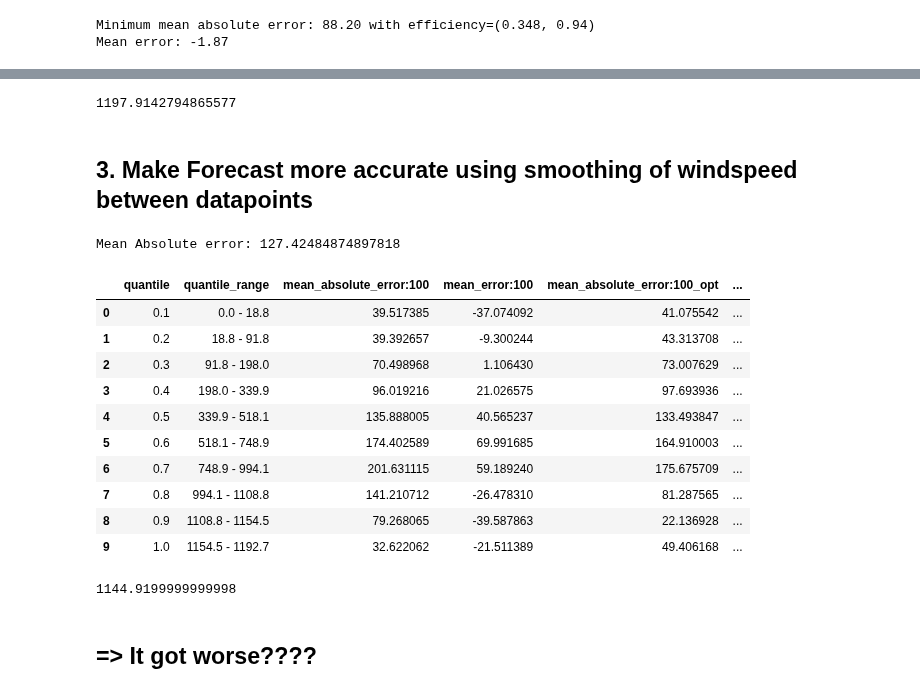
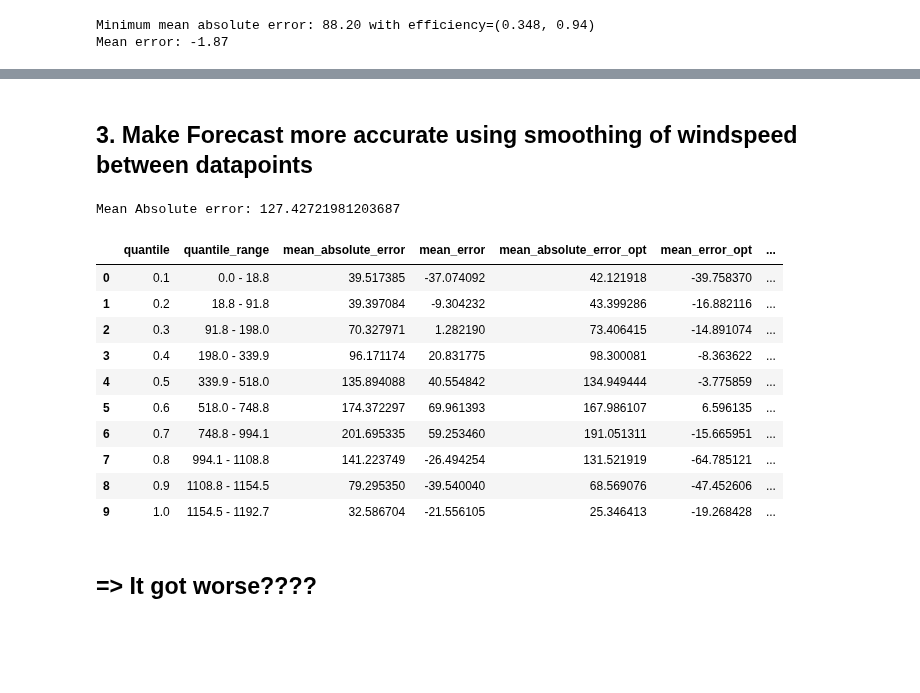
Before and after one commit to P-AEL/Energy_production_price_prediction, a Jupyter notebook: Generation_forecast/Wind_forecast/wind_foreacst_math_ml_model.ipynb, the cells around one changed output, grey strips where cells are left out. Saved outputs shown, nothing was run; the diff lists cells and outputs as text; code cells hidden in the pictures; blank space fills up the shorter version.

Commit message:
Reworked and streamlined wind forecast notebook. Changed model names and trained models with and without math forecast

```diff
--- a/Generation_forecast/Wind_forecast/wind_foreacst_math_ml_model.ipynb
+++ b/Generation_forecast/Wind_forecast/wind_foreacst_math_ml_model.ipynb
@@ -147,25 +132,21 @@ print(f'Mean error: {errors[min_error][1]:.2f}')
 Minimum mean absolute error: 88.20 with efficiency=(0.348, 0.94)
 Mean error: -1.87
 # %%
-approximated_total_efficiency = min_error[0]
+efficiency = min_error[0]
 limiter = min_error[1]
-#limiter = 0.96
+
+df_latest = calculate_wind_generation(df_latest, efficiency=efficiency, limiter=limiter, add_opt = True)
 # %%
-const_internal_friction_coefficient = 0.5 * 1.240 * np.pi * 77**2 * 3**3 * approximated_total_efficiency * 174 / 1000000
-df_latest['WindPower_opt'] = 0.5 * df_latest['AirDensity'] * rotor_area * df_latest['WindSpeed:100_avg'] ** 3 * 174 / 1000000
-df_latest['UsableWindPower_opt'] = np.minimum(df_latest['WindPower_opt'], maximum_power_per_turbine * 174 * limiter / approximated_total_efficiency)
-df_latest['PowerOutput_opt'] = np.where((df_latest['WindSpeed:100_avg'] >= minimum_wind_speed) & (df_latest['WindSpeed:100_avg'] <= maximum_wind_speed_for_operation), df_latest['UsableWindPower_opt'] * approximated_total_efficiency - const_internal_friction_coefficient, 0)
-
 # Update stats_df using optimal values
 for q in np.arange(0.1, 1.1, 0.1):
     quantile_df = df_latest[(df_latest['Wind_MW'] < df_latest['Wind_MW'].quantile(q)) & (df_latest['Wind_MW'] >= df_latest['Wind_MW'].quantile(q - 0.1))]
     quantile_row = {
         'quantile': q,
-        'mean_absolute_error:100_opt': np.mean(np.abs(quantile_df['Wind_MW'] - quantile_df['PowerOutput_opt'])),
-        'mean_error:100_opt': np.mean(quantile_df['Wind_MW'] - quantile_df['PowerOutput_opt'])
+        'mean_absolute_error_opt': np.mean(np.abs(quantile_df['Wind_MW'] - quantile_df['PowerOutput_opt'])),
+        'mean_error_opt': np.mean(quantile_df['Wind_MW'] - quantile_df['PowerOutput_opt'])
     }
-    stats_df.loc[stats_df['quantile'] == q, 'mean_absolute_error:100_opt'] = quantile_row['mean_absolute_error:100_opt']
-    stats_df.loc[stats_df['quantile'] == q, 'mean_error:100_opt'] = quantile_row['mean_error:100_opt']
+    stats_df.loc[stats_df['quantile'] == q, 'mean_absolute_error_opt'] = quantile_row['mean_absolute_error_opt']
+    stats_df.loc[stats_df['quantile'] == q, 'mean_error_opt'] = quantile_row['mean_error_opt']
 
 stats_df
 # %% [output]
@@ -183,12 +164,15 @@ stats_df
-# %%
-df_latest['PowerOutput_opt'].max()/limiter
-# %% [output]
-1197.9142794865577
 # %% [markdown]
 ## 3. Make Forecast more accurate using smoothing of windspeed between datapoints
 # %%
 # Iterate over each reference_time
 df_latest['PowerOutput_smoothed'] = 0.0
+rotor_diameter = 154
+minimum_wind_speed = 3
+maximum_wind_speed_for_operation = 25
+rotor_area = np.pi * (rotor_diameter / 2) ** 2
+const_internal_friction_coefficient = 0.5 * 1.240 * rotor_area * 3**3 * efficiency * 174 / 1000000
+maximum_power_per_turbine = 7 # in MW
+
 for reference_time, group in df_latest.groupby('reference_time'):
 
     # Get the valid_times and corresponding wind speeds for this reference_time
@@ -201,8 +185,8 @@ for reference_time, group in df_latest.groupby('reference_time'):
 
     if len(valid_times) < 2:
         wind_power = 0.5 * group['AirDensity'].iloc[0] * rotor_area * avg_cubed_wind * 174 / 1000000
-        usable_wind_power = min(wind_power, 7 * 174 * limiter / approximated_total_efficiency)
-        power_output = usable_wind_power * approximated_total_efficiency - const_internal_friction_coefficient if (group['WindSpeed:100_avg'].iloc[0] >= minimum_wind_speed) and (group['WindSpeed:100_avg'].iloc[0] <= maximum_wind_speed_for_operation) else 0
+        usable_wind_power = min(wind_power, 7 * 174 * limiter / efficiency)
+        power_output = usable_wind_power * efficiency - const_internal_friction_coefficient if (group['WindSpeed:100_avg'].iloc[0] >= minimum_wind_speed) and (group['WindSpeed:100_avg'].iloc[0] <= maximum_wind_speed_for_operation) else 0
 
         # Update PowerOutput
         df_latest.loc[(df_latest['reference_time'] == reference_time) & (df_latest['valid_time'] == valid_times[0]), 'PowerOutput_smoothed'] = power_output
@@ -229,10 +213,10 @@ for reference_time, group in df_latest.groupby('reference_time'):
 
         # Calculate wind power and apply limits for each interval
         wind_power = 0.5 * group['AirDensity'].iloc[i] * rotor_area * avg_cubed_wind * 174 / 1000000
-        usable_wind_power = min(wind_power, 7 * 174 * limiter / approximated_total_efficiency)
+        usable_wind_power = min(wind_power, 7 * 174 * limiter / efficiency)
 
         # Calculate final power output based on cut-in, cut-out wind speeds and efficiency
-        power_output = max(0, usable_wind_power * approximated_total_efficiency - const_internal_friction_coefficient * frac_generation)
+        power_output = max(0, usable_wind_power * efficiency - const_internal_friction_coefficient * frac_generation)
 
         # Update PowerOutput
         valid_time = pd.to_datetime(valid_times[i]).tz_localize('UTC')
@@ -240,35 +224,31 @@ for reference_time, group in df_latest.groupby('reference_time'):
 # %%
 # Absolute error
 print('Mean Absolute error:', np.mean(np.abs(df_latest['Wind_MW'] - df_latest['PowerOutput_smoothed'])))
 # Mean absolute error in 10% quantiles
 for q in np.arange(0.1, 1.1, 0.1):
     quantile_df = df_latest[(df_latest['Wind_MW'] < df_latest['Wind_MW'].quantile(q)) & (df_latest['Wind_MW'] >= df_latest['Wind_MW'].quantile(q - 0.1))]
     quantile_row = {
         'quantile': q,
-        'mean_absolute_error:100_new': np.mean(np.abs(quantile_df['Wind_MW'] - quantile_df['PowerOutput_smoothed'])),
-        'mean_error:100_new': np.mean(quantile_df['Wind_MW'] - quantile_df['PowerOutput_smoothed'])
+        'mean_absolute_error_new': np.mean(np.abs(quantile_df['Wind_MW'] - quantile_df['PowerOutput_smoothed'])),
+        'mean_error_new': np.mean(quantile_df['Wind_MW'] - quantile_df['PowerOutput_smoothed'])
     }
-    stats_df.loc[stats_df['quantile'] == q, 'mean_absolute_error:100_new'] = quantile_row['mean_absolute_error:100_new']
-    stats_df.loc[stats_df['quantile'] == q, 'mean_error:100_new'] = quantile_row['mean_error:100_new']
+    stats_df.loc[stats_df['quantile'] == q, 'mean_absolute_error_new'] = quantile_row['mean_absolute_error_new']
+    stats_df.loc[stats_df['quantile'] == q, 'mean_error_new'] = quantile_row['mean_error_new']
 
 stats_df
 # %% [output]
-Mean Absolute error: 127.42484874897818
+Mean Absolute error: 127.42721981203687
-|  | quantile | quantile_range | mean_absolute_error:100 | mean_error:100 | mean_absolute_error:100_opt | ... |
-| 0 | 0.1 | 0.0 - 18.8 | 39.517385 | -37.074092 | 41.075542 | ... |
-| 1 | 0.2 | 18.8 - 91.8 | 39.392657 | -9.300244 | 43.313708 | ... |
-| 2 | 0.3 | 91.8 - 198.0 | 70.498968 | 1.106430 | 73.007629 | ... |
-| 3 | 0.4 | 198.0 - 339.9 | 96.019216 | 21.026575 | 97.693936 | ... |
-| 4 | 0.5 | 339.9 - 518.1 | 135.888005 | 40.565237 | 133.493847 | ... |
-| 5 | 0.6 | 518.1 - 748.9 | 174.402589 | 69.991685 | 164.910003 | ... |
-| 6 | 0.7 | 748.9 - 994.1 | 201.631115 | 59.189240 | 175.675709 | ... |
-| 7 | 0.8 | 994.1 - 1108.8 | 141.210712 | -26.478310 | 81.287565 | ... |
-| 8 | 0.9 | 1108.8 - 1154.5 | 79.268065 | -39.587863 | 22.136928 | ... |
-| 9 | 1.0 | 1154.5 - 1192.7 | 32.622062 | -21.511389 | 49.406168 | ... |
+|  | quantile | quantile_range | mean_absolute_error | mean_error | mean_absolute_error_opt | mean_error_opt | ... |
+| 0 | 0.1 | 0.0 - 18.8 | 39.517385 | -37.074092 | 42.121918 | -39.758370 | ... |
+| 1 | 0.2 | 18.8 - 91.8 | 39.397084 | -9.304232 | 43.399286 | -16.882116 | ... |
+| 2 | 0.3 | 91.8 - 198.0 | 70.327971 | 1.282190 | 73.406415 | -14.891074 | ... |
+| 3 | 0.4 | 198.0 - 339.9 | 96.171174 | 20.831775 | 98.300081 | -8.363622 | ... |
+| 4 | 0.5 | 339.9 - 518.0 | 135.894088 | 40.554842 | 134.949444 | -3.775859 | ... |
+| 5 | 0.6 | 518.0 - 748.8 | 174.372297 | 69.961393 | 167.986107 | 6.596135 | ... |
+| 6 | 0.7 | 748.8 - 994.1 | 201.695335 | 59.253460 | 191.051311 | -15.665951 | ... |
+| 7 | 0.8 | 994.1 - 1108.8 | 141.223749 | -26.494254 | 131.521919 | -64.785121 | ... |
+| 8 | 0.9 | 1108.8 - 1154.5 | 79.295350 | -39.540040 | 68.569076 | -47.452606 | ... |
+| 9 | 1.0 | 1154.5 - 1192.7 | 32.586704 | -21.556105 | 25.346413 | -19.268428 | ... |
-# %%
-df_latest['PowerOutput_smoothed'].max()
-# %% [output]
-1144.9199999999998
 # %% [markdown]
 ## => It got worse????
 # %% [markdown]
```
Also changed, not shown: parts of 35 cells of this notebook, 45 other files.
